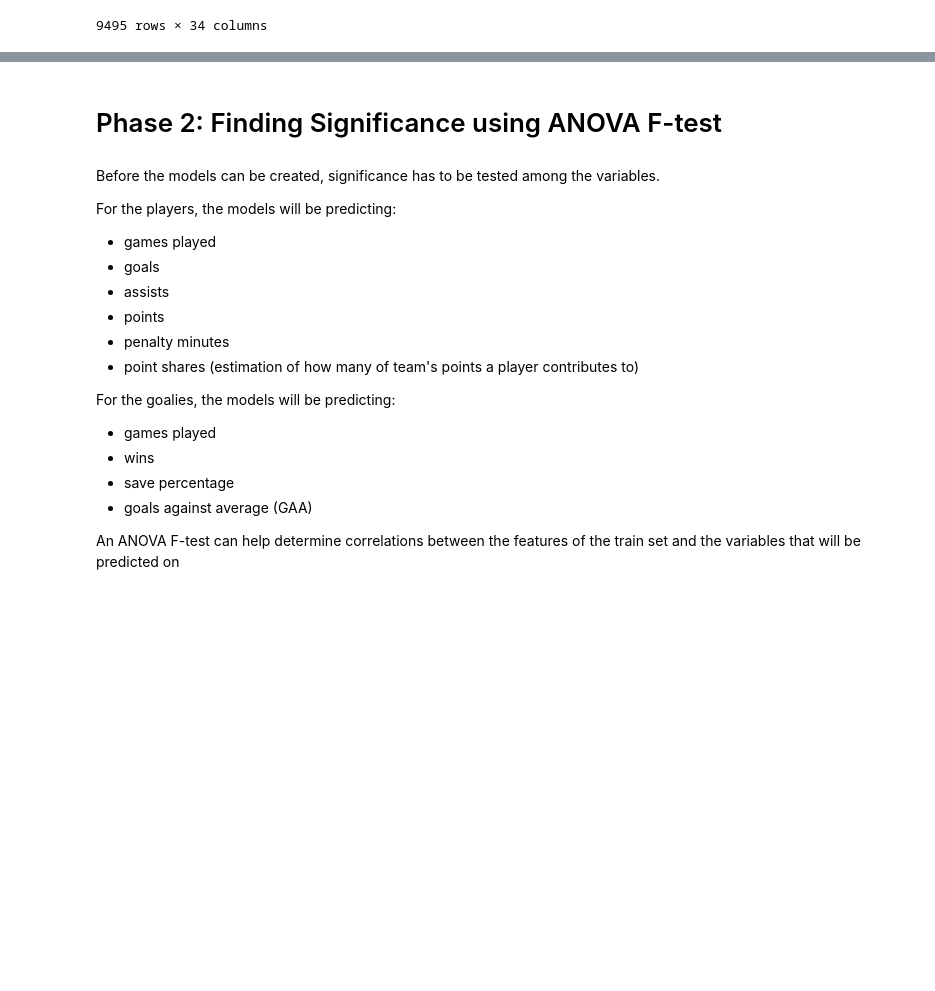
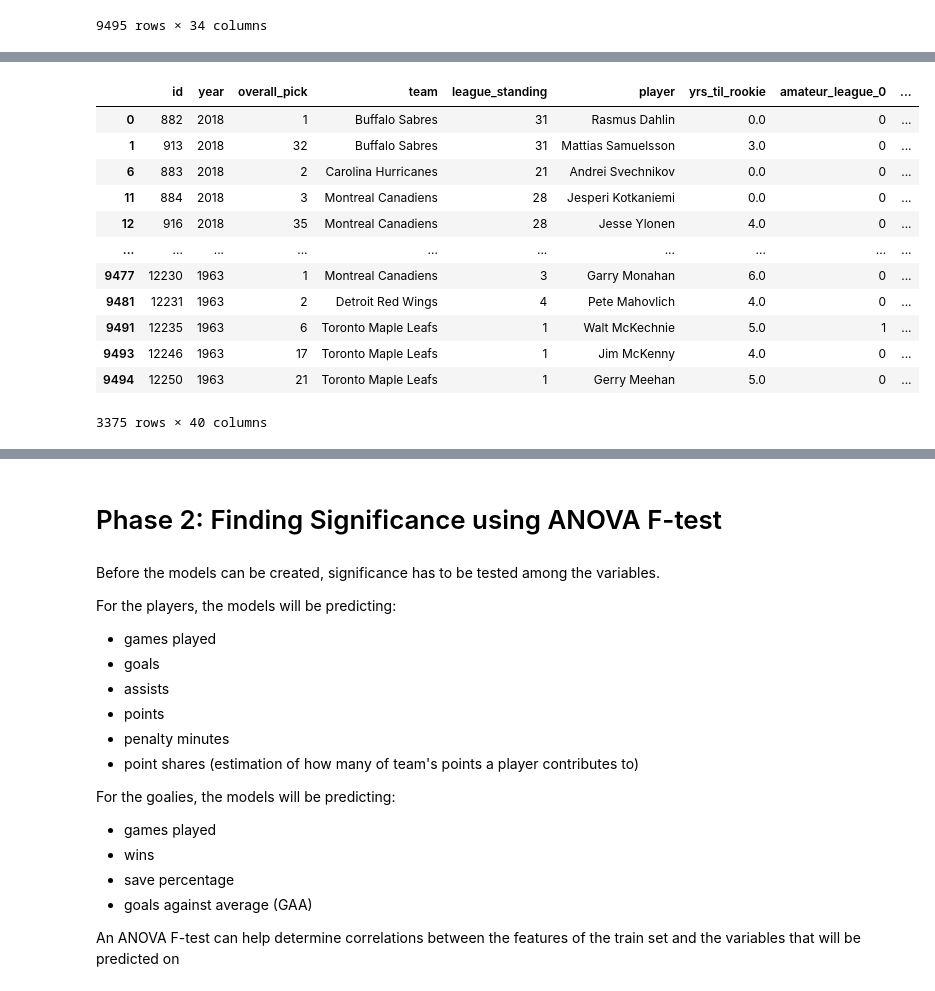
Before and after one commit to andrew-moscheni/nhl_draft_page, a Jupyter notebook: NHL_Prospect_Predictions.ipynb, the cells around one changed output, grey strips where cells are left out. Saved outputs shown, nothing was run; the diff lists cells and outputs as text; code cells hidden in the pictures; blank space fills up the shorter version.

```diff
--- a/NHL_Prospect_Predictions.ipynb
+++ b/NHL_Prospect_Predictions.ipynb
@@ -415,0 +421,65 @@ final_pl_season_tbl
+# %%
+# iterate over the grouped names and eliminate all but the rookie years
+rookie_stats = final_pl_season_tbl
+rookie_stats = rookie_stats[rookie_stats['Age'] != "Age"]
+rookie_stats = rookie_stats[pd.to_numeric(rookie_stats['Age']) <= 25]
+rookie_stats['GP'] = pd.to_numeric(rookie_stats['GP'])
+rookie_stats['Age'] = pd.to_numeric(rookie_stats['Age'])
+rookie_stats = rookie_stats.reset_index(drop=True)
+
+rows = pd.DataFrame()
+season_count=0
+found_row = False
+for i in rookie_stats.index:
+  if season_count == 0:
+    # check if more than 25 games played
+    if rookie_stats['GP'][i] > 25:
+      added = rookie_stats.iloc[i].to_frame().transpose()
+      rows = pd.concat([rows, added], ignore_index=True, axis=0)
+      found_row = True
+    # check if more than 25 games played, at or more than 6 games previous 2 seasons, found_row false
+  elif (rookie_stats['GP'][i] > 25 or rookie_stats['GP'][i] \
+          + rookie_stats['GP'][i-1] >= 6) and not found_row:
+    added = rookie_stats.iloc[i].to_frame().transpose()
+    rows = pd.concat([rows, added], ignore_index=True, axis=0)
+    found_row = True
+  # check if names change, if they do then reset the season_count and found_row
+  if (i!=rookie_stats.index[-1]) and (rookie_stats['Player'][i] != rookie_stats['Player'][i+1]):
+    season_count=0
+    found_row=False
+  else:
+    season_count = season_count + 1
+
+rookie_stats=rows
+
+# fix the names to ensure that they can match correctly
+for i in rookie_stats.index:
+  if rookie_stats['Player'][i][-1] == '*':
+    rookie_stats['Player'][i] = rookie_stats['Player'][i][:-1]
+  rookie_stats['Player'][i] = unidecode(rookie_stats['Player'][i])
+#rookie_stats
+
+# join it with the other dataframe and ensure that all the names have values
+player_rookie_tbl = player_train_set.merge(rookie_stats, left_on='player', right_on='Player', how='left')
+player_rookie_tbl.dropna(subset=['GP', 'G', 'A'], inplace=True)
+
+# make the to_year column the difference between age when drafted and the age
+# when they are in their rookie season
+player_rookie_tbl['to_year'] = player_rookie_tbl['Age'] - player_rookie_tbl['age']
+player_rookie_tbl = player_rookie_tbl.rename(columns={'to_year':'yrs_til_rookie'})
+player_rookie_tbl = player_rookie_tbl.drop(columns=["Age", "age", "Pos", "Tm", "Player"])
+player_rookie_tbl
+# %% [output]
+|  | id | year | overall_pick | team | league_standing | player | yrs_til_rookie | amateur_league_0 | ... |
+| 0 | 882 | 2018 | 1 | Buffalo Sabres | 31 | Rasmus Dahlin | 0.0 | 0 | ... |
+| 1 | 913 | 2018 | 32 | Buffalo Sabres | 31 | Mattias Samuelsson | 3.0 | 0 | ... |
+| 6 | 883 | 2018 | 2 | Carolina Hurricanes | 21 | Andrei Svechnikov | 0.0 | 0 | ... |
+| 11 | 884 | 2018 | 3 | Montreal Canadiens | 28 | Jesperi Kotkaniemi | 0.0 | 0 | ... |
+| 12 | 916 | 2018 | 35 | Montreal Canadiens | 28 | Jesse Ylonen | 4.0 | 0 | ... |
+| ... | ... | ... | ... | ... | ... | ... | ... | ... | ... |
+| 9477 | 12230 | 1963 | 1 | Montreal Canadiens | 3 | Garry Monahan | 6.0 | 0 | ... |
+| 9481 | 12231 | 1963 | 2 | Detroit Red Wings | 4 | Pete Mahovlich | 4.0 | 0 | ... |
+| 9491 | 12235 | 1963 | 6 | Toronto Maple Leafs | 1 | Walt McKechnie | 5.0 | 1 | ... |
+| 9493 | 12246 | 1963 | 17 | Toronto Maple Leafs | 1 | Jim McKenny | 4.0 | 0 | ... |
+| 9494 | 12250 | 1963 | 21 | Toronto Maple Leafs | 1 | Gerry Meehan | 5.0 | 0 | ... |
+3375 rows × 40 columns
```
Also changed, not shown: parts of 10 cells of this notebook.
